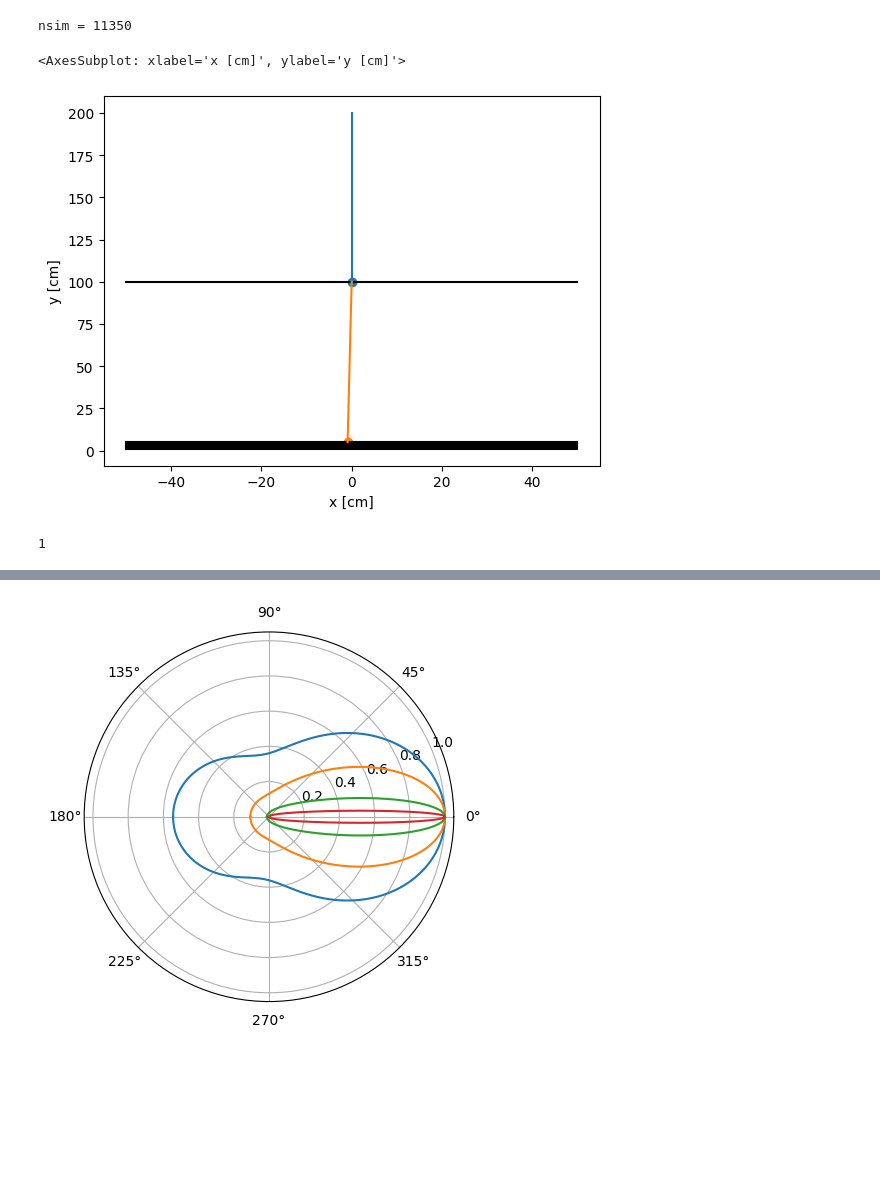
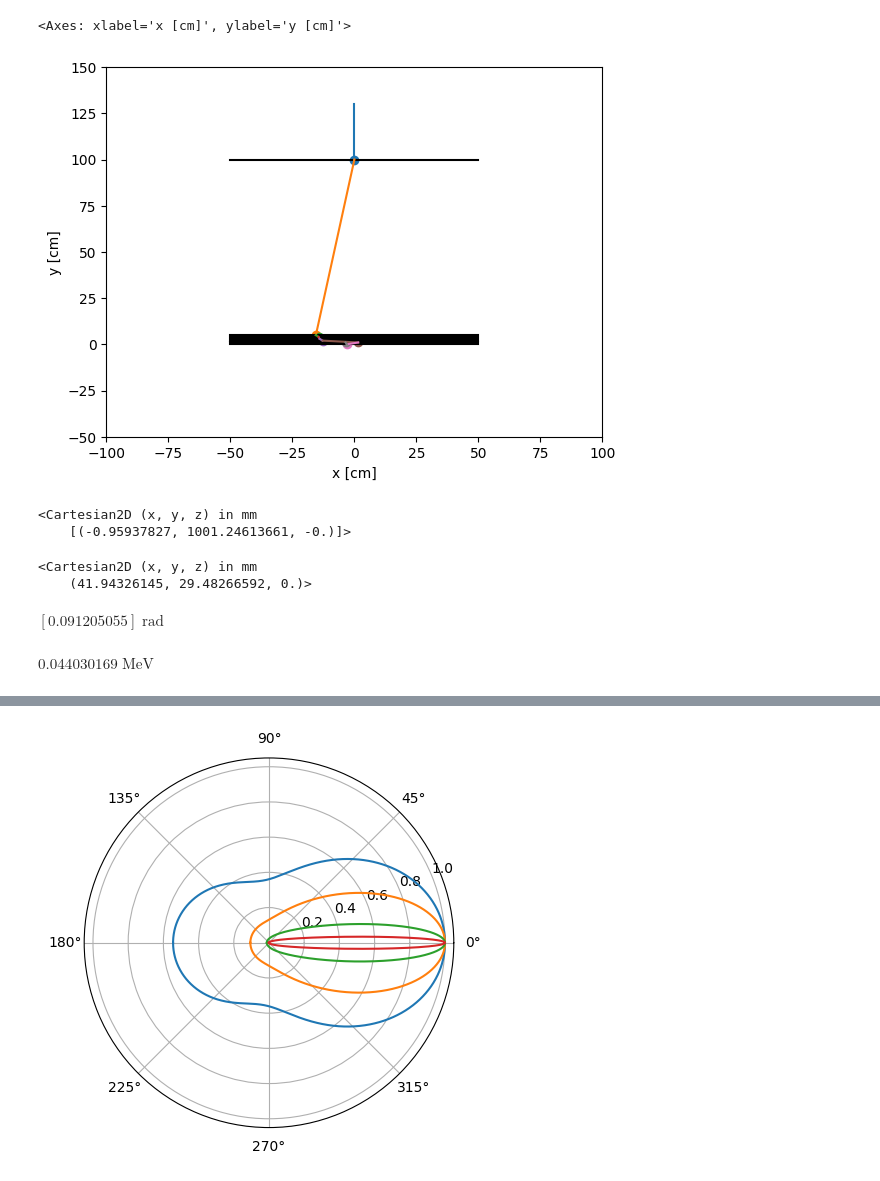
Before and after one commit to israelmcmc/gammaraytoys, a Jupyter notebook: docs/examples/toy_tracker_2d.ipynb, the cells around one changed output, grey strips where cells are left out. Saved outputs shown, nothing was run; the diff lists cells and outputs as text; code cells hidden in the pictures; blank space fills up the shorter version.

```diff
--- a/docs/examples/toy_tracker_2d.ipynb
+++ b/docs/examples/toy_tracker_2d.ipynb
@@ -13,32 +21,42 @@ import yaml
+# %%
+det = ToyLayeredTracker2D(size = 1*u.m,
+                          layer_positions = [1, 0.01]*u.m,
+                          mass_thickness = [1,1]*u.g/u.cm/u.cm,
+                          energy_resolution = 0.01,
+                          position_resolution = 1*u.mm)
 # %%
-det = ToyLayeredTracker2D(size = 1*u.m,
-                          layer_positions = [0.01,.02,.03,.04,0.05,1]*u.m,
-                          mass_thickness = [1,1,1,1,1,1]*u.g/u.cm/u.cm,
-                          energy_resolution = 0.01,
-                          position_resolution = 1*u.mm)
+primary = Photon(position = Cartesian2D(x = 0*u.m, y = 1.3*u.m),
+                 direction = -90*u.deg,
+                 energy = 1*u.MeV)
 
-primary = Photon(position = Cartesian2D(x = 0*u.m, y = 2*u.m),
-                 direction = -90*u.deg,
-                 energy = 100*u.GeV)
+sim_event = det.simulate_event(primary)
 
-nhits = 0
-nsim = 0
+hits =  sim_event.hits
+tot_energy = np.sum(hits.energy)
 
-# Get one trigger
-while nhits < 2:
-    sim_event,nhits = det.sim_event(primary)
-    nsim += 1
+compton_angle = ComptonPhysics2D(tot_energy).scattering_angle(tot_energy - hits.energy[hits.layer == 0])
 
-print(f"nsim = {nsim}")
+#chi_dir = hit.pos
 
 det.plot(event = sim_event)
-
-#sim_event
 # %% [output]
-nsim = 11350
+<Axes: xlabel='x [cm]', ylabel='y [cm]'>
-<AxesSubplot: xlabel='x [cm]', ylabel='y [cm]'>
-[figure, old version]
+[figure, new version]
-# %%
-nhits
-# %% [output]
-1
+# %%
+hits.position[hits.layer == 0] -
+# %% [output]
+<Cartesian2D (x, y, z) in mm
+    [(-0.95937827, 1001.24613661, -0.)]>
+# %%
+np.mean(hits.position[hits.layer != 0])
+# %% [output]
+<Cartesian2D (x, y, z) in mm
+    (41.94326145, 29.48266592, 0.)>
+# %%
+ComptonPhysics2D(tot_energy).scattering_angle(tot_energy - hits.energy[hits.layer == 0])
+# %% [output]
+$[0.091205055] \; \mathrm{rad}$
+# %%
+np.sum(sim_event.hits.energy)
+# %% [output]
+$0.044030169 \; \mathrm{MeV}$
```
Also changed, not shown: parts of 20 cells of this notebook, 6 other files.
